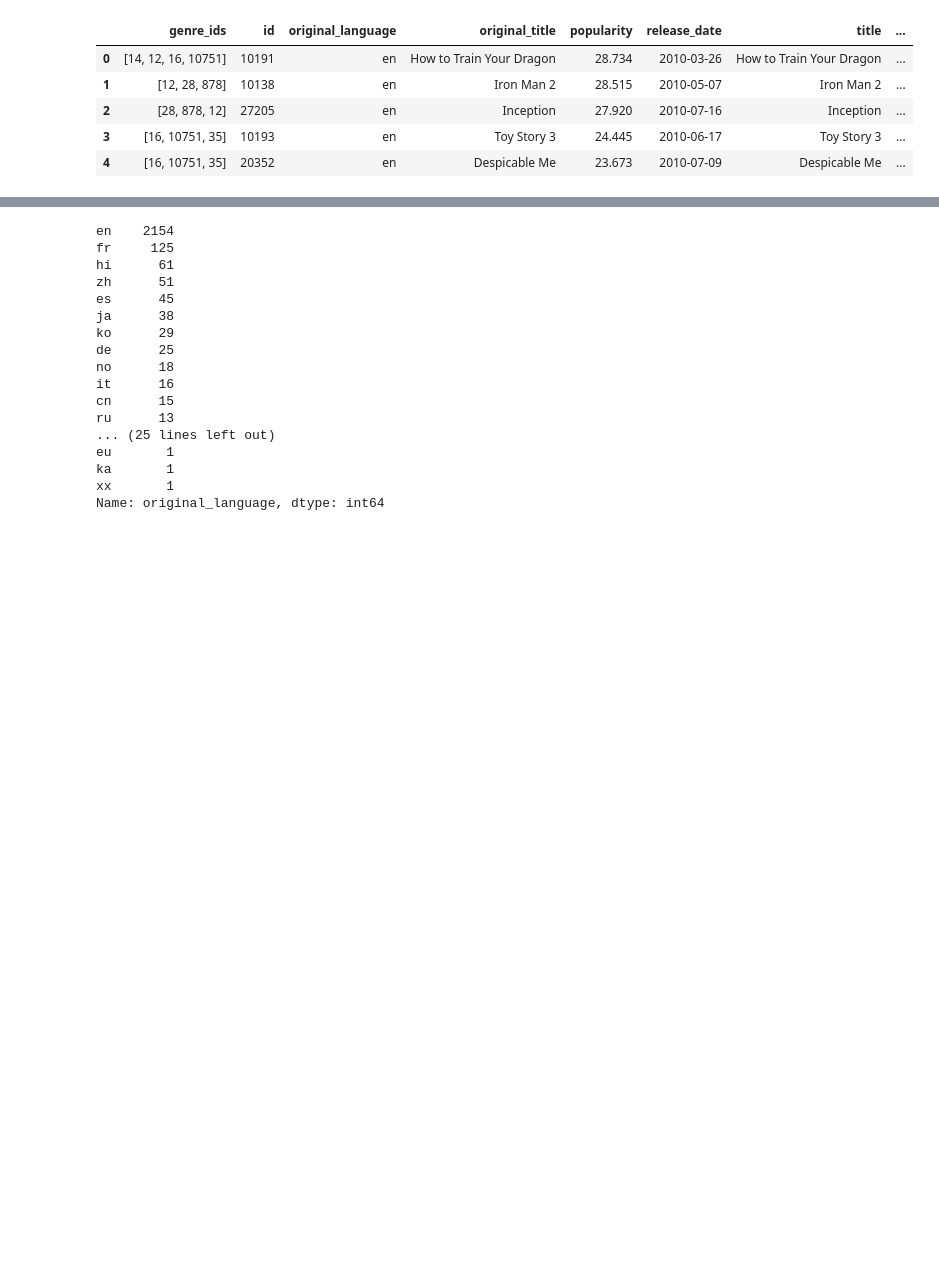
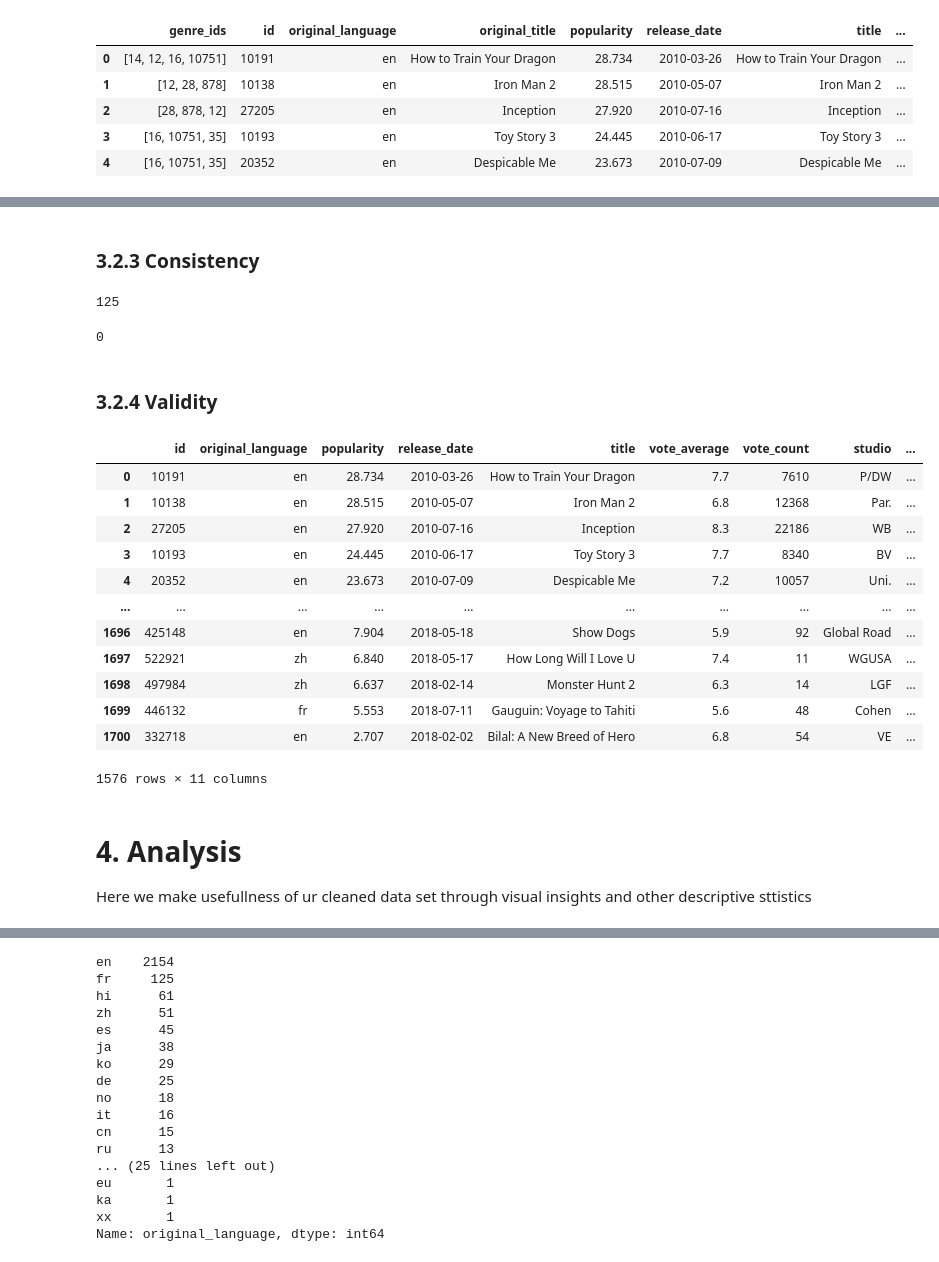
Before and after one commit to eltonmwema/Python-Pandas-EDA, a Jupyter notebook: student.ipynb, the cells around one changed output, grey strips where cells are left out. Drawn from its saved outputs; the diff is of its cells as text; code cells hidden in the pictures; blank space fills up the shorter version.

```diff
--- a/student.ipynb
+++ b/student.ipynb
@@ -154,0 +199,4 @@ AttributeError: 'NoneType' object has no attribute 'describe'
+# %%
+#We drop all the null value columns in our data frame as the number is insignificant to our analysis
+
+Budget = Budget.dropna()
@@ -196,0 +320,39 @@ memory usage: 295.6+ KB
+# %% [markdown]
+### 3.2.3 Consistency
+# %%
+#We use the duplicated method to check the consistency of our data
+data_set.duplicated().sum()
+# %% [output]
+125
+# %%
+#We drop the duplicated columns
+data_set = data_set.drop_duplicates()
+# %%
+#We confirm that we have dropped all duplicated rows and the result should be zero
+data_set.duplicated().sum()
+# %% [output]
+0
+# %% [markdown]
+### 3.2.4 Validity
+# %%
+#We drop irrelevant columns
+data_set = data_set.drop('genre_ids', axis = 1)
+data_set = data_set.drop('original_title', axis = 1)
+data_set
+# %% [output]
+|  | id | original_language | popularity | release_date | title | vote_average | vote_count | studio | ... |
+| 0 | 10191 | en | 28.734 | 2010-03-26 | How to Train Your Dragon | 7.7 | 7610 | P/DW | ... |
+| 1 | 10138 | en | 28.515 | 2010-05-07 | Iron Man 2 | 6.8 | 12368 | Par. | ... |
+| 2 | 27205 | en | 27.920 | 2010-07-16 | Inception | 8.3 | 22186 | WB | ... |
+| 3 | 10193 | en | 24.445 | 2010-06-17 | Toy Story 3 | 7.7 | 8340 | BV | ... |
+| 4 | 20352 | en | 23.673 | 2010-07-09 | Despicable Me | 7.2 | 10057 | Uni. | ... |
+| ... | ... | ... | ... | ... | ... | ... | ... | ... | ... |
+| 1696 | 425148 | en | 7.904 | 2018-05-18 | Show Dogs | 5.9 | 92 | Global Road | ... |
+| 1697 | 522921 | zh | 6.840 | 2018-05-17 | How Long Will I Love U | 7.4 | 11 | WGUSA | ... |
+| 1698 | 497984 | zh | 6.637 | 2018-02-14 | Monster Hunt 2 | 6.3 | 14 | LGF | ... |
+| 1699 | 446132 | fr | 5.553 | 2018-07-11 | Gauguin: Voyage to Tahiti | 5.6 | 48 | Cohen | ... |
+| 1700 | 332718 | en | 2.707 | 2018-02-02 | Bilal: A New Breed of Hero | 6.8 | 54 | VE | ... |
+1576 rows × 11 columns
+# %% [markdown]
+# 4. Analysis
+Here we make usefullness of ur cleaned data set through visual insights and other descriptive sttistics
```
Also changed, not shown: parts of 36 cells of this notebook.
